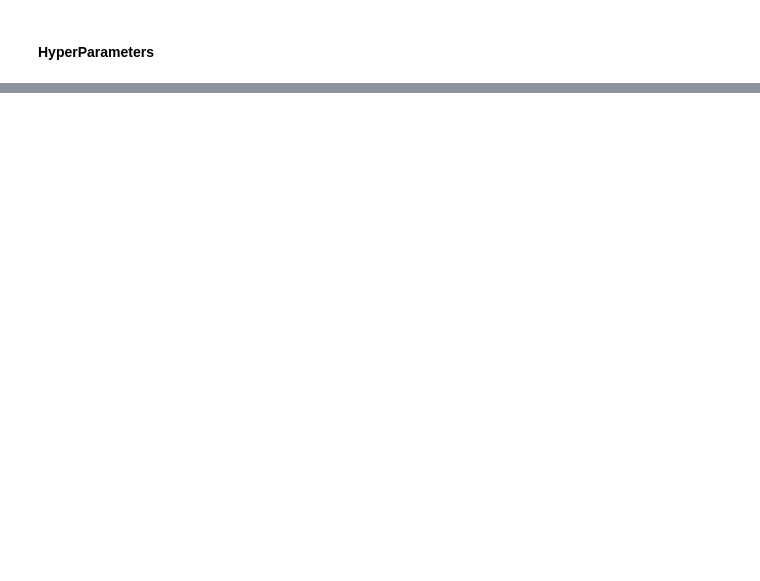
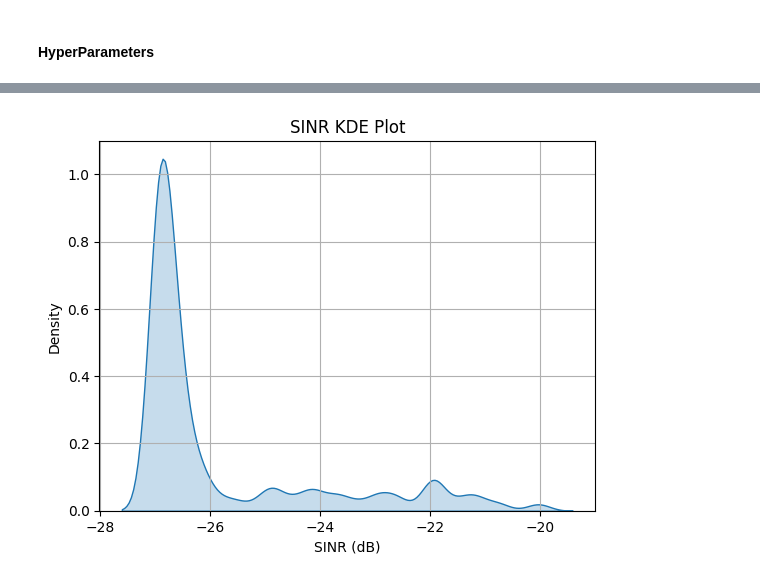
Before and after one commit to tanzim10/maveric, a Jupyter notebook: notebooks/MRO_Obj4-5.ipynb, the cells around one changed output, grey strips where cells are left out. Drawn from its saved outputs; the diff is of its cells as text; code cells hidden in the pictures; blank space fills up the shorter version.

```diff
--- a/notebooks/MRO_Obj4-5.ipynb
+++ b/notebooks/MRO_Obj4-5.ipynb
@@ -122,5 +138,5 @@ plots.plot_scatter2(attached_df, topology)
 # %%
-ue_ids = attached_df['ue_id'].unique()
-for i in ue_ids:
-    plots.plot_ue_rxpower_over_time(attached_df, data, i)
-    plots.individual_scatter_plot(attached_df, data, i)
+# ue_ids = attached_df['ue_id'].unique()
+# for i in ue_ids:
+#    plots.plot_ue_rxpower_over_time(attached_df, data, i)
+#    plots.individual_scatter_plot(attached_df, data, i)
@@ -140,0 +145,4 @@ for i in ue_ids:
+# %%
+max_diff = find_hyst_diff(attached_df)
+num_ticks = attached_df["tick"].nunique()
+print(f"Max Hyst Diff: {max_diff}\nNum Ticks: {num_ticks}")
@@ -140,0 +152,22 @@ for i in ue_ids:
+# %%
+epochs = 100
+
+hyst_range = [0, max_diff]
+ttt_range = [2, num_ticks]
+score = pd.DataFrame(columns=["hyst", "ttt", "score"])
+# %%
+print(f"{'Epoch':<6} {'Hyst':<14} {'TTT':<6} {'MRO Metric':<12}")
+print("-" * 40)
+
+for i in range(epochs):
+    while True:
+        hyst = np.random.uniform(hyst_range[0], hyst_range[1])
+        ttt = np.random.randint(ttt_range[0], ttt_range[1])
+        if ttt not in score["ttt"].values or hyst not in score["hyst"].values:
+            break
+
+    attached_df = perform_attachment_hyst_ttt(data, hyst, ttt, rlf_threshold)
+    mro_metric = calculate_mro_metric(attached_df)
+
+    print(f"{i:<6} {hyst:<14.10f} {ttt:<6} {mro_metric:<12.6f}")
+    score.loc[len(score)] = [hyst, ttt, mro_metric]
@@ -140,0 +215,11 @@ for i in ue_ids:
+# %%
+import seaborn as sns
+import matplotlib.pyplot as plt
+
+sns.kdeplot(attached_df["sinr_db"], fill=True)
+plt.title("SINR KDE Plot")
+plt.xlabel("SINR (dB)")
+plt.grid(True)
+plt.show()
+# %% [output]
+[figure, added]
```
Also changed, not shown: parts of 18 cells of this notebook, 1 other file.
